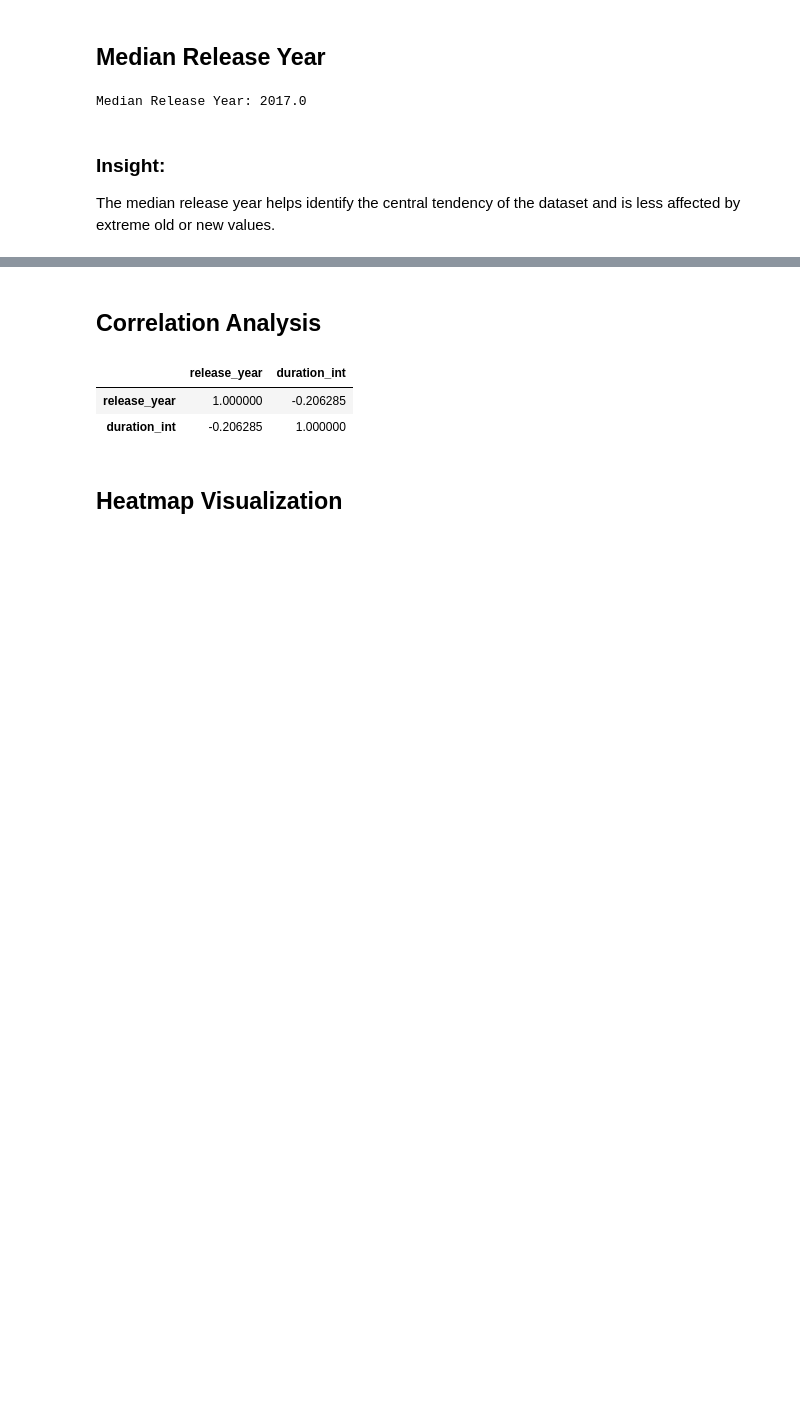
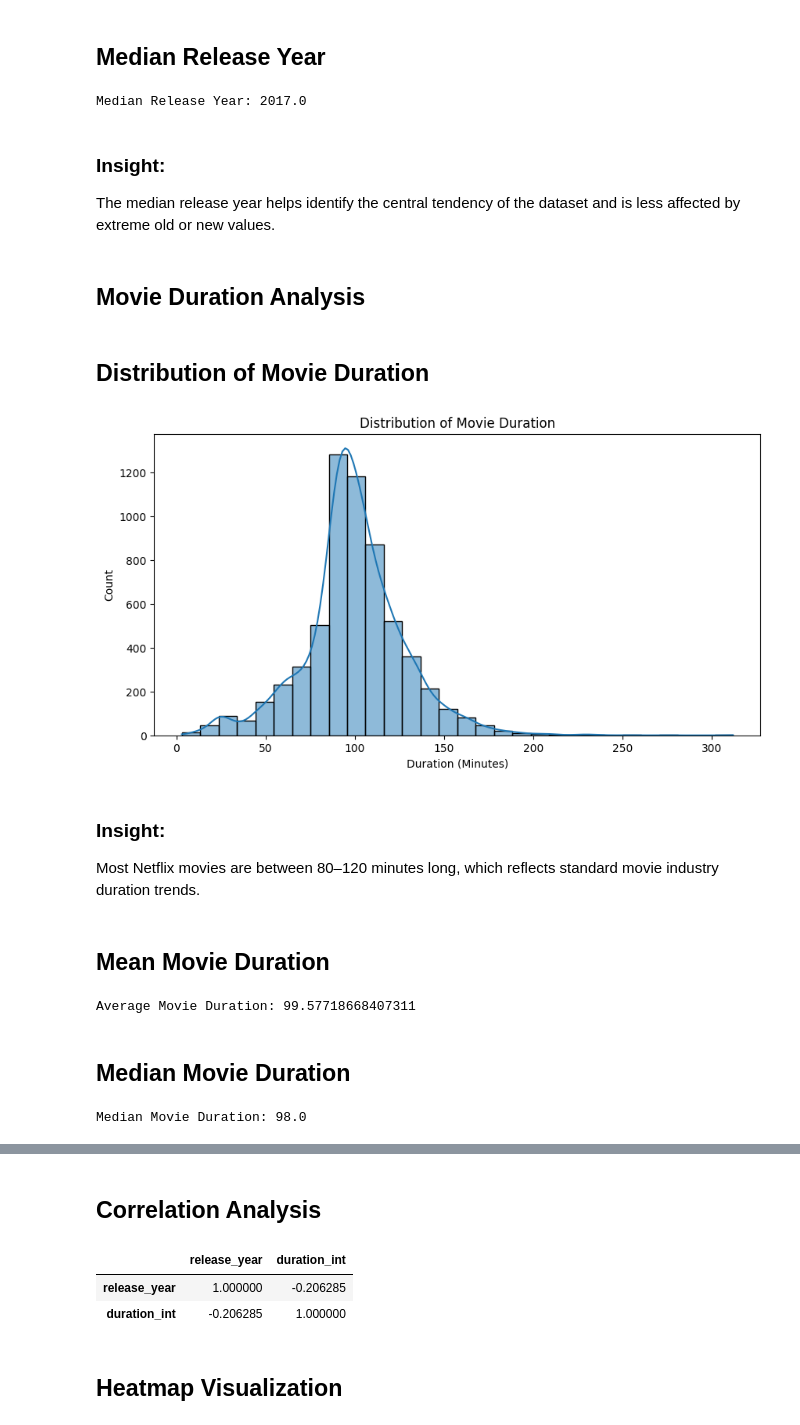
Before and after one commit to Bis2024/netflix-data-analysis, a Jupyter notebook: notebook/netflix_analysis.ipynb, the cells around one changed output, grey strips where cells are left out. Cells and saved outputs as stored; diff of their text form; code cells hidden in the pictures; blank space fills up the shorter version.

Commit message:
add movie durations also in satistcal analysis

```diff
--- a/notebook/netflix_analysis.ipynb
+++ b/notebook/netflix_analysis.ipynb
@@ -427,3 +427,56 @@ Median Release Year: 2017.0
 # %% [markdown]
 ### Insight:
 The median release year helps identify the central tendency of the dataset and is less affected by extreme old or new values.
+# %% [markdown]
+## Movie Duration Analysis
+# %%
+# Filter only Movies
+
+movies_df = df[df['type'] == 'Movie'].copy()
+
+# Extract numeric duration values from 'duration' column
+
+movies_df['duration_int'] = movies_df['duration'].str.extract(r'(\d+)')
+
+# Convert extracted values into integer type
+
+movies_df['duration_int'] = movies_df['duration_int'].astype(float)
+# %% [markdown]
+## Distribution of Movie Duration
+# %%
+# Visualize distribution of movie durations
+
+plt.figure(figsize=(10,5))
+
+sns.histplot(movies_df['duration_int'], bins=30, kde=True)
+
+plt.title('Distribution of Movie Duration')
+plt.xlabel('Duration (Minutes)')
+plt.ylabel('Count')
+
+plt.show()
+# %% [output]
+[figure, added]
+# %% [markdown]
+### Insight:
+Most Netflix movies are between 80–120 minutes long, which reflects standard movie industry duration trends.
+# %% [markdown]
+## Mean Movie Duration
+# %%
+# Calculate average movie duration
+
+mean_duration = movies_df['duration_int'].mean()
+
+print("Average Movie Duration:", mean_duration)
+# %% [output]
+Average Movie Duration: 99.57718668407311
+# %% [markdown]
+## Median Movie Duration
+# %%
+# Calculate median movie duration
+
+median_duration = movies_df['duration_int'].median()
+
+print("Median Movie Duration:", median_duration)
+# %% [output]
+Median Movie Duration: 98.0
```
Also changed, not shown: parts of 1 cell of this notebook, 1 other file.
